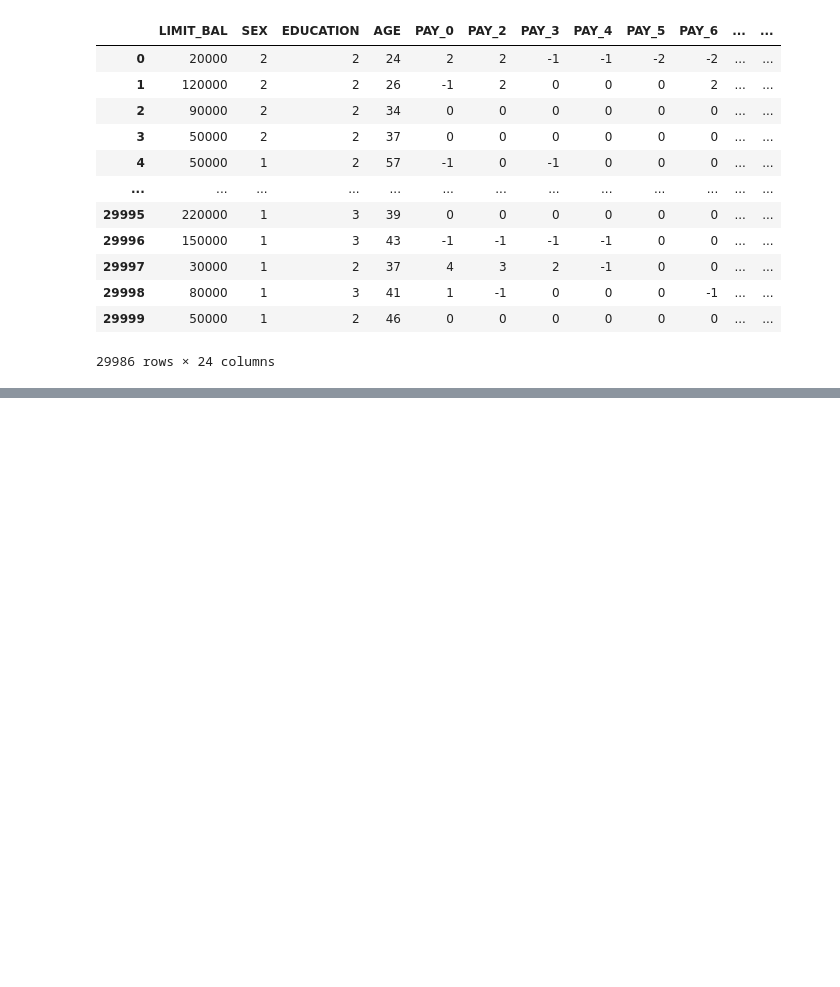
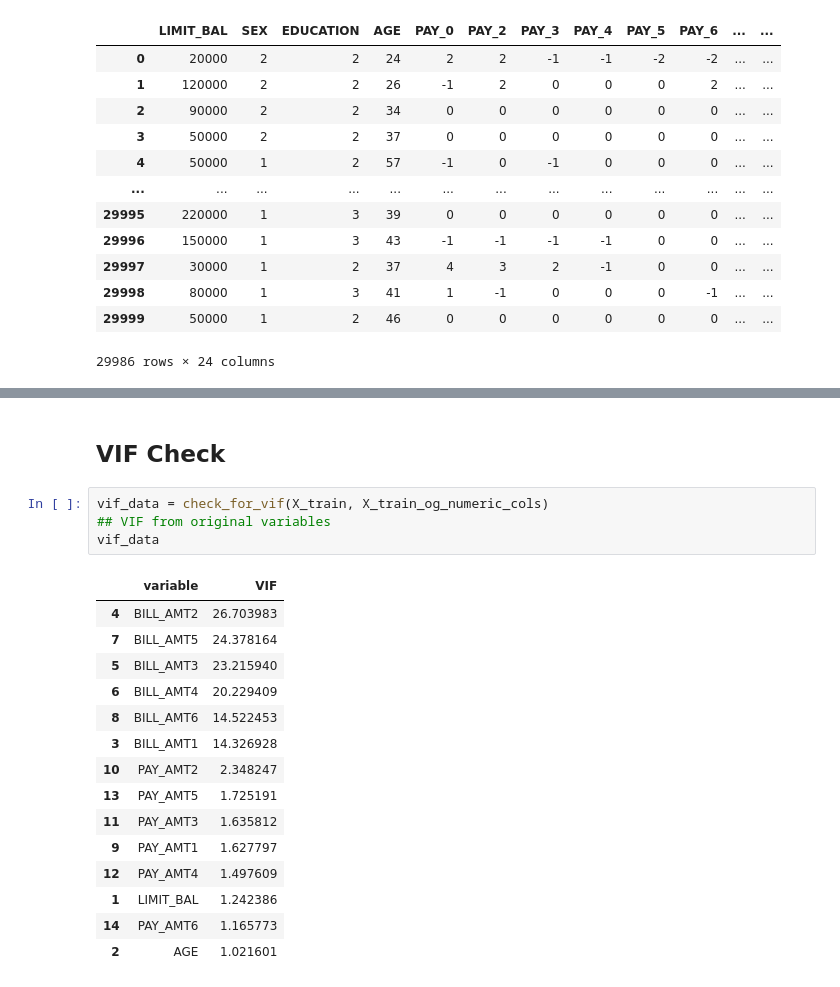
Before and after one commit to Groltjor/DCCCML, a Jupyter notebook: Notebooks/02_feature_engineering.ipynb, the cells around one changed output, grey strips where cells are left out. Saved outputs shown, nothing was run; the diff lists cells and outputs as text; blank space fills up the shorter version.

```diff
--- a/Notebooks/02_feature_engineering.ipynb
+++ b/Notebooks/02_feature_engineering.ipynb
@@ -486,0 +108,22 @@ Pipeline(steps=[('preprocessor',
+# %% [markdown]
+## VIF Check
+# %%
+vif_data = check_for_vif(X_train, X_train_og_numeric_cols)
+## VIF from original variables
+vif_data
+# %% [output]
+|  | variable | VIF |
+| 4 | BILL_AMT2 | 26.703983 |
+| 7 | BILL_AMT5 | 24.378164 |
+| 5 | BILL_AMT3 | 23.215940 |
+| 6 | BILL_AMT4 | 20.229409 |
+| 8 | BILL_AMT6 | 14.522453 |
+| 3 | BILL_AMT1 | 14.326928 |
+| 10 | PAY_AMT2 | 2.348247 |
+| 13 | PAY_AMT5 | 1.725191 |
+| 11 | PAY_AMT3 | 1.635812 |
+| 9 | PAY_AMT1 | 1.627797 |
+| 12 | PAY_AMT4 | 1.497609 |
+| 1 | LIMIT_BAL | 1.242386 |
+| 14 | PAY_AMT6 | 1.165773 |
+| 2 | AGE | 1.021601 |
```
Also changed, not shown: parts of 54 cells of this notebook, 3 other files.
